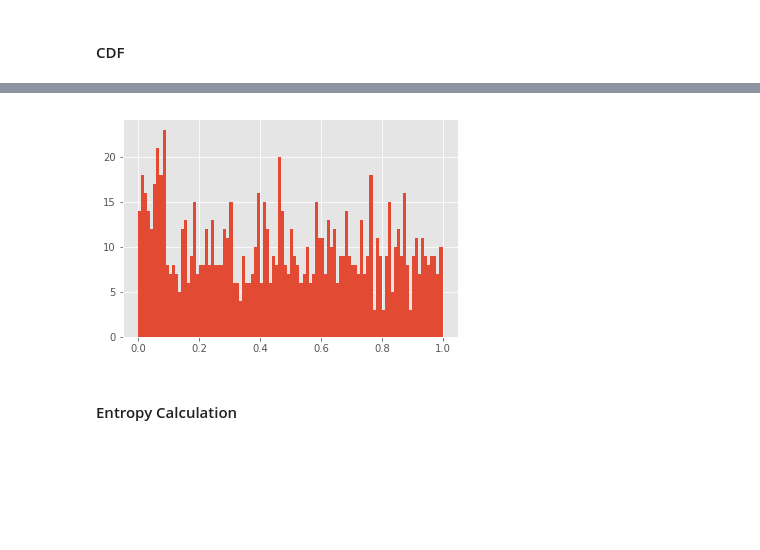
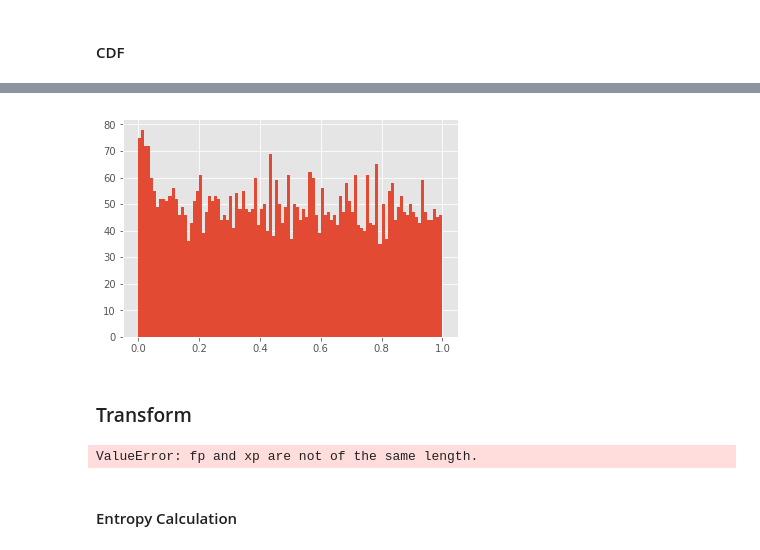
Before and after one commit to IPL-UV/rbig, a Jupyter notebook: notebooks/0_marginal_uniformization.ipynb, the cells around one changed output, grey strips where cells are left out. Cells and saved outputs as stored; diff of their text form; code cells hidden in the pictures; blank space fills up the shorter version.

```diff
--- a/notebooks/0_marginal_uniformization.ipynb
+++ b/notebooks/0_marginal_uniformization.ipynb
@@ -37,3 +27,10 @@ plt.show()
+# %%
+seed = 123
+rng = np.random.RandomState(seed=seed)
+
+data = ToyData('moons', 10000, 0.1, 123).generate_samples()
+X = data[:, 0]
+Y = data[:, 1]
 # %% [markdown]
 ### Bounds Check
 # %%
@@ -182,0 +266,18 @@ Estimated nbins: 32
+# %%
+muni_model = MarginalUniformization()
+muni_model.fit(X);
+
+X_uni = muni_model.transform(X)
+X_approx = muni_model.inverse_transform(X_uni)
+logpdf = muni_model.logpdf()
+print(logpdf)
+X_uni.min(), X_uni.max()
+
+fig, ax = plt.subplots(ncols=4)
+
+ax[0].hist(X, bins=100)
+ax[1].hist(X_uni, bins=100)
+ax[2].hist(X_approx, bins=100)
+ax[3].hist(muni_model.hpdf, bins=100)
+plt.tight_layout()
+plt.show()
@@ -310,10 +430,18 @@ X_uni.min(), X_uni.max()
 # %%
+X_uni.min(), X_uni.max()
+
 fig, ax = plt.subplots()
 
 ax.hist(X_uni, bins=100)
 plt.show()
 # %% [output]
-[figure, old version]
+[figure, new version]
+# %% [markdown]
+### Transform
+# %%
+X_uni = np.interp(X, hcdf, hcdf_support)
+# %% [output]
+ValueError: fp and xp are not of the same length.
 # %% [markdown]
 #### Entropy Calculation
 # %% [markdown]
```
Also changed, not shown: parts of 15 cells of this notebook, 5 other files.
